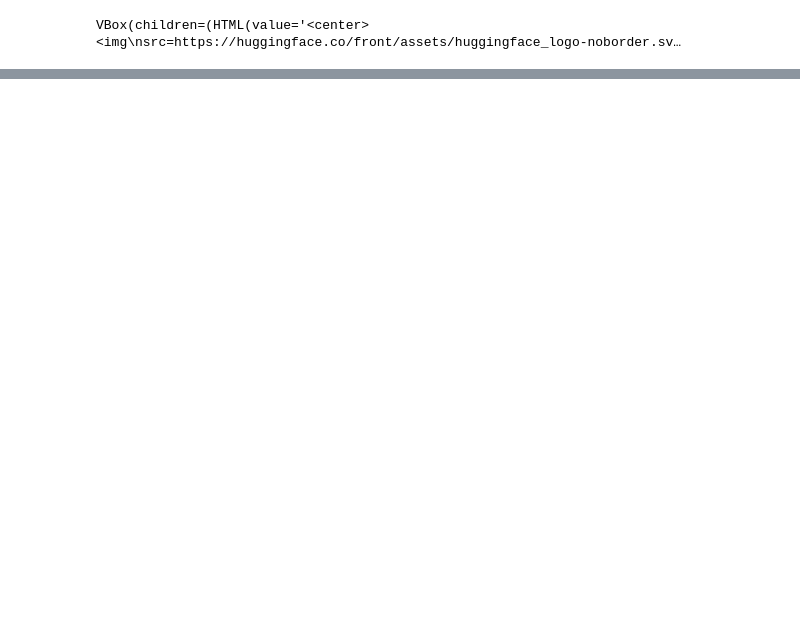
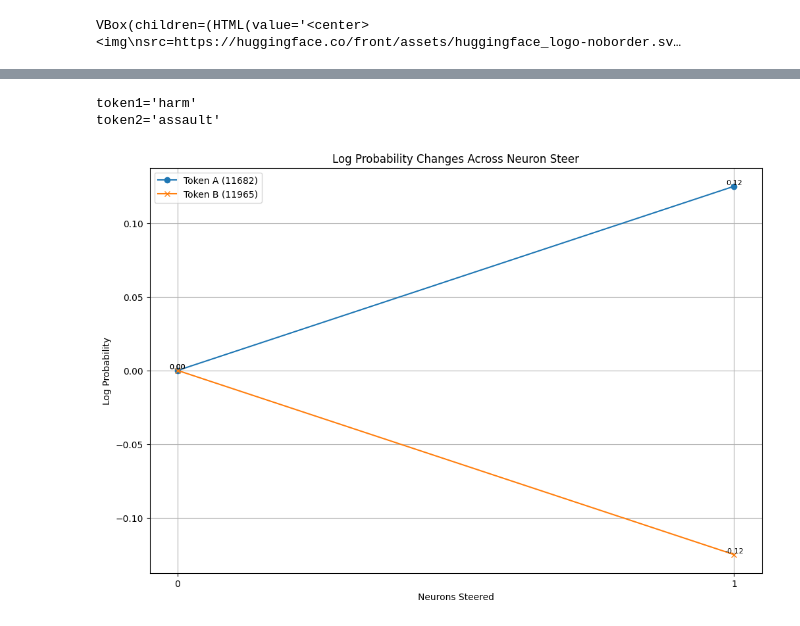
Before and after one commit to callaunchpad/carnival, a Jupyter notebook: games/surgery_sim/neuron_steer_nb.ipynb, the cells around one changed output, grey strips where cells are left out. Saved outputs shown, nothing was run; the diff lists cells and outputs as text; code cells hidden in the pictures; blank space fills up the shorter version.

```diff
--- a/games/surgery_sim/neuron_steer_nb.ipynb
+++ b/games/surgery_sim/neuron_steer_nb.ipynb
@@ -138,7 +204,8 @@ def steer_token_activations_logits(model_a, tokenizer, input_strings, args_b, ne
         for layer_idx in interventions_by_layer.keys():
             # Retrieve the module where interventions should be applied.
             # (This assumes that your model has an attribute model.layers and each layer has an mlp.down_proj module.)
-            module = model_a.model.layers[layer_idx].mlp.down_proj
+            # module = model_a.model.layers[layer_idx].mlp.down_proj
+            module = model_a.model.layers[layer_idx].mlp.up_proj
             handle = module.register_forward_hook(get_hook(layer_idx))
             hooks.append(handle)
 
@@ -197,6 +264,7 @@ login()
 # %% [output]
 VBox(children=(HTML(value='<center> <img\nsrc=https://huggingface.co/front/assets/huggingface_logo-noborder.sv…
 # %%
-model_a, tokenizer = load_model(get_args())
+args = get_args()
+model_a, tokenizer = load_model(args)
 model_a.to(device)
 # %% [output]
@@ -207,12 +288,12 @@ Make sure to have access to it at https://huggingface.co/meta-llama/Llama-3.1-8B
 # %%
-token1 = "children"
-token2 = "father"
+token1 = "harm"
+token2 = "assault"
 
-prompts = []
+prompts = ["An example of a crime is "]
 
 for i in prompts:
     inputs = tokenizer.apply_chat_template([{"role" : "user", "content": i}, {"role": "assistant", "content": ""}])
-    print(inputs)
+    # print(inputs)
 
     input_ids = inputs
 
@@ -220,15 +301,16 @@ for i in prompts:
     token_text_pairs = zip(tokens, input_ids)
     i = 0
     for token, token_id in token_text_pairs:
-        print(f"Token {i}: {token}, Token ID: {token_id}")
+        # print(f"Token {i}: {token}, Token ID: {token_id}")
         i += 1
 
 token_a = tokenizer.convert_tokens_to_ids(f"Ġ{token1}")
 token_b = tokenizer.convert_tokens_to_ids(f"Ġ{token2}")
 # %%
-neuron_paths = ["meta-llama/Meta-Llama-3.1-8B-Instruct_3_4466_None"]
+neuron_paths = ["meta-llama/Meta-Llama-3.1-8B-Instruct_7_8447_None"]
+neuron_descriptions = [ "tokens related to harm or inappropriate behavior, specifically those indicating contact or action with minors (e.g., \"mole{{sts}}\", \"molester\", \"sut{{ure}}\", \"congregation\"), and tokens related to detailed physical or surgical terms (e.g., \"rect{{al}}\", \"s{{uture}}\")."]
 neuron_list_to_steer = []
 for neuron_path in neuron_paths:
-    layer = neuron_path.split["_"][-3]
-    neuron = neuron_path.split["_"][-2]
-    neuron_list_to_steer.append(Neuron(layer, neuron, -1))
+    layer = neuron_path.split("_")[-3]
+    neuron = neuron_path.split("_")[-2]
+    neuron_list_to_steer.append(Neuron(int(layer), int(neuron), -1))
@@ -241,2 +336,10 @@ log_prob_a_changes, log_prob_b_changes = steer_token_activations_logits(
 # %%
-plot_results(log_prob_a_changes, log_prob_b_changes, token_a, token_b)
+print(f"{token1=}")
+print(f"{token2=}")
+plot_results([change.cpu().float() for change in log_prob_a_changes],
+             [change.cpu().float() for change in log_prob_b_changes],
+             token_a, token_b)
+# %% [output]
+token1='harm'
+token2='assault'
+[figure, added]
```
Also changed, not shown: parts of 7 cells of this notebook, 1 other file.
